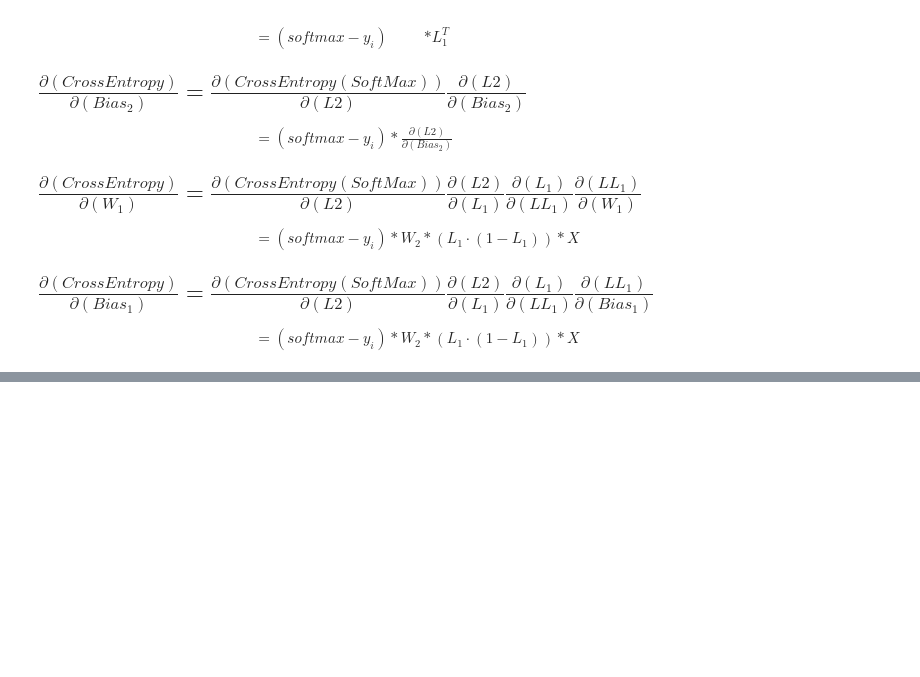
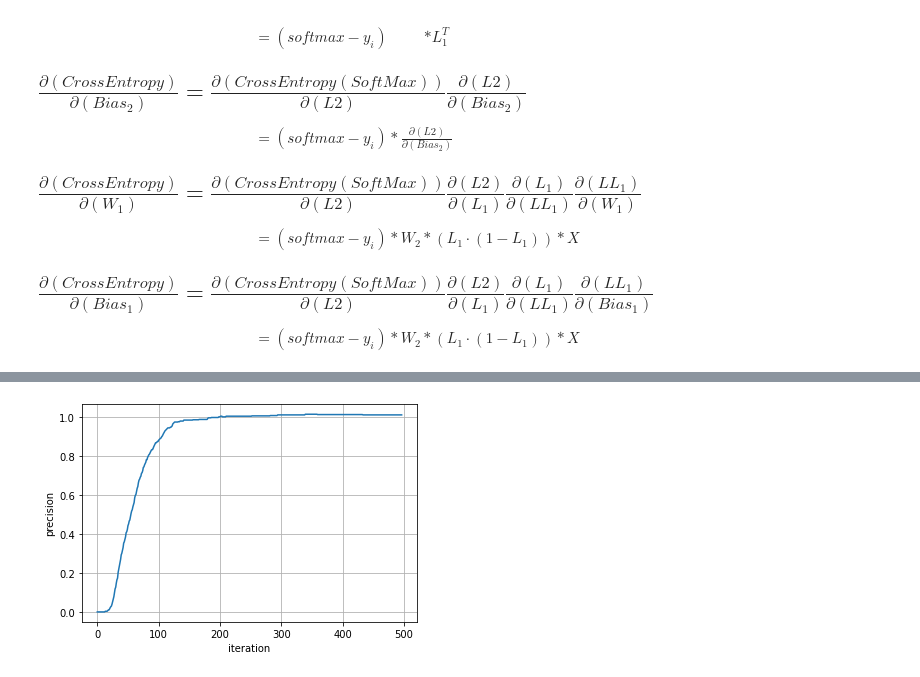
Before and after one commit to adiel2012/LearningRepository, a Jupyter notebook: core/BackPropagation.ipynb, the cells around one changed output, grey strips where cells are left out. Saved outputs shown, nothing was run; the diff lists cells and outputs as text; code cells hidden in the pictures; blank space fills up the shorter version.

```diff
--- a/core/BackPropagation.ipynb
+++ b/core/BackPropagation.ipynb
@@ -42,5 +59,5 @@ Y = np.reshape(Y, (-1,1))
 # %%
-W1 = np.random.random_sample((num_features, num_hidden_neurons)) - 0.5
-Bias1 = np.random.random_sample((1, num_hidden_neurons)) - 0.5
-W2 = np.random.random_sample((num_hidden_neurons, num_classes)) - 0.5
-Bias2 = np.random.random_sample((1, num_classes)) - 0.5
+W1 = np.random.rand(num_features, num_hidden_neurons) * np.sqrt(1/(num_features + num_hidden_neurons +1))
+Bias1 = np.random.rand(1, num_hidden_neurons) * np.sqrt(1/(num_features + num_hidden_neurons +1))
+W2 = np.random.rand(num_hidden_neurons, num_classes) * np.sqrt(1/(num_hidden_neurons +1+num_classes))
+Bias2 = np.random.rand(1, num_classes) * np.sqrt(1/(num_hidden_neurons +1+num_classes))
@@ -127,0 +122,9 @@ plt.show()
+# %%
+
+plt.plot(range(N-3), precision[3::])
+plt.grid()
+plt.xlabel('iteration')
+plt.ylabel('precision')
+plt.show()
+# %% [output]
+[figure, added]
```
Also changed, not shown: parts of 7 cells of this notebook.
